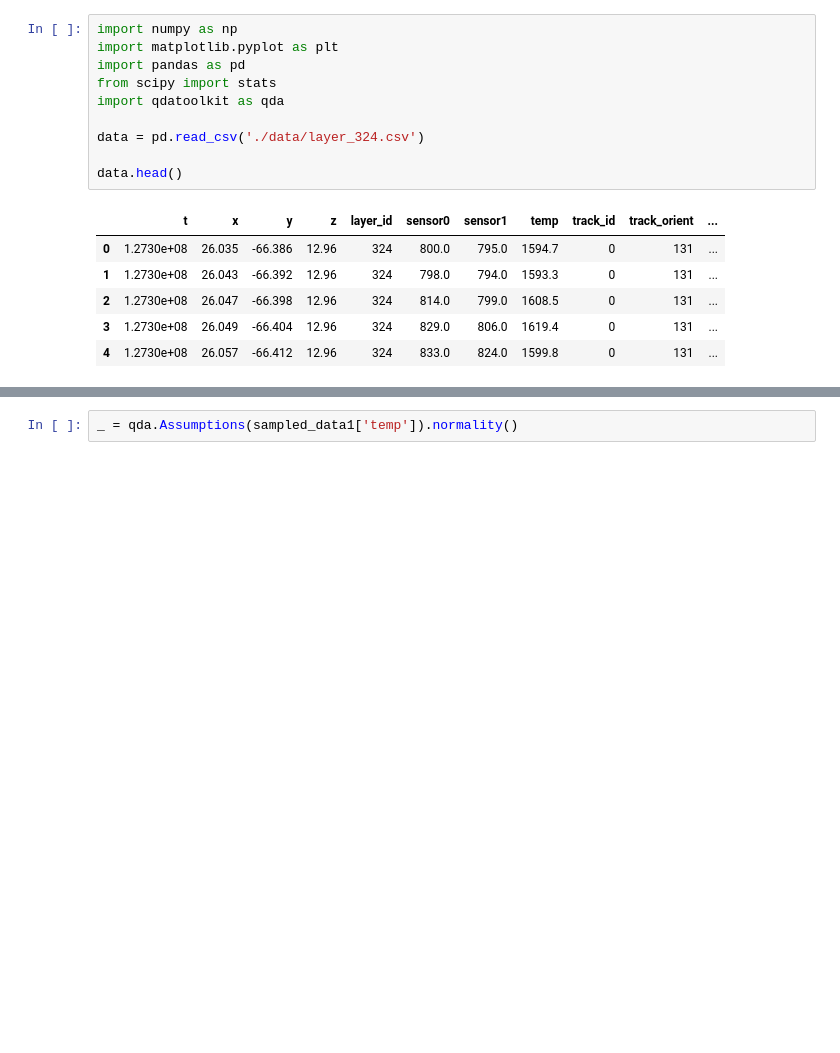
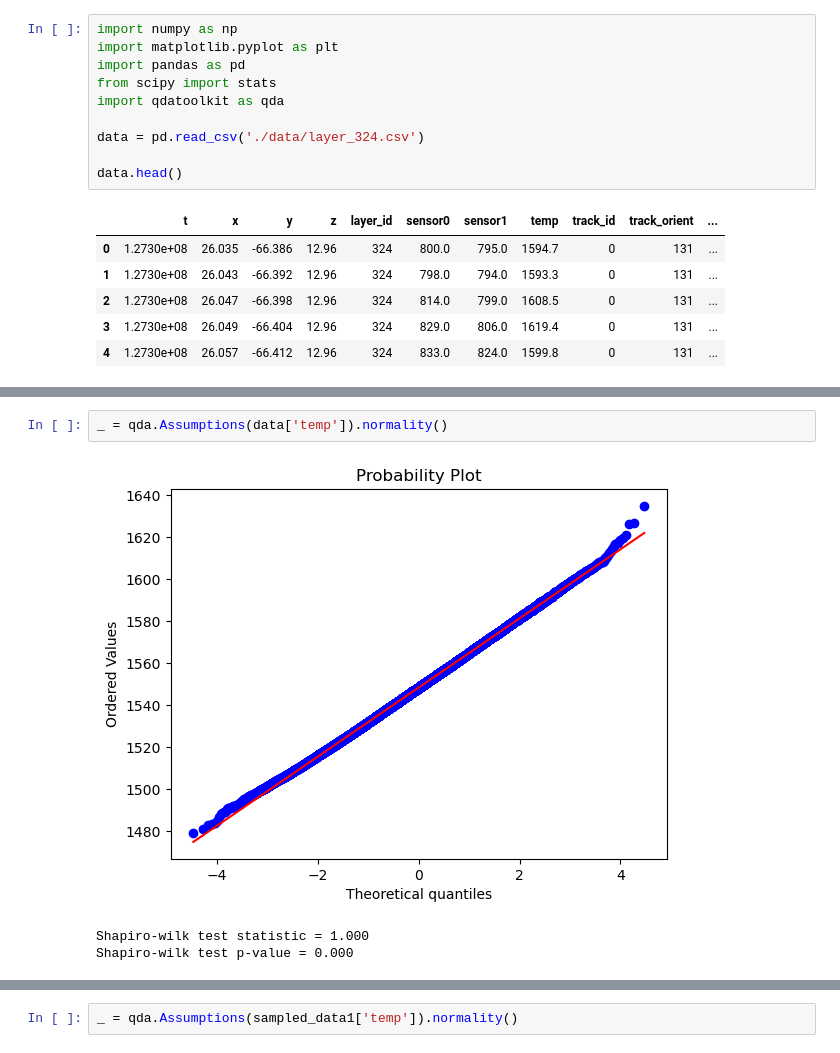
Before and after one commit to Cimap-dev/qda-project, a Jupyter notebook: ARIMAginni_gapping.ipynb, the cells around one changed output, grey strips where cells are left out. Cells and saved outputs as stored; diff of their text form; blank space fills up the shorter version.

```diff
--- a/ARIMAginni_gapping.ipynb
+++ b/ARIMAginni_gapping.ipynb
@@ -30,3 +26,9 @@ Runs test p-value = 0.000
+# %%
+_ = qda.Assumptions(data['temp']).normality()
+# %% [output]
+[figure, added]
+Shapiro-wilk test statistic = 1.000
+Shapiro-wilk test p-value = 0.000
 # %%
 gap_size = 50
 
```
Also changed, not shown: parts of 13 cells of this notebook, 1 other file.
